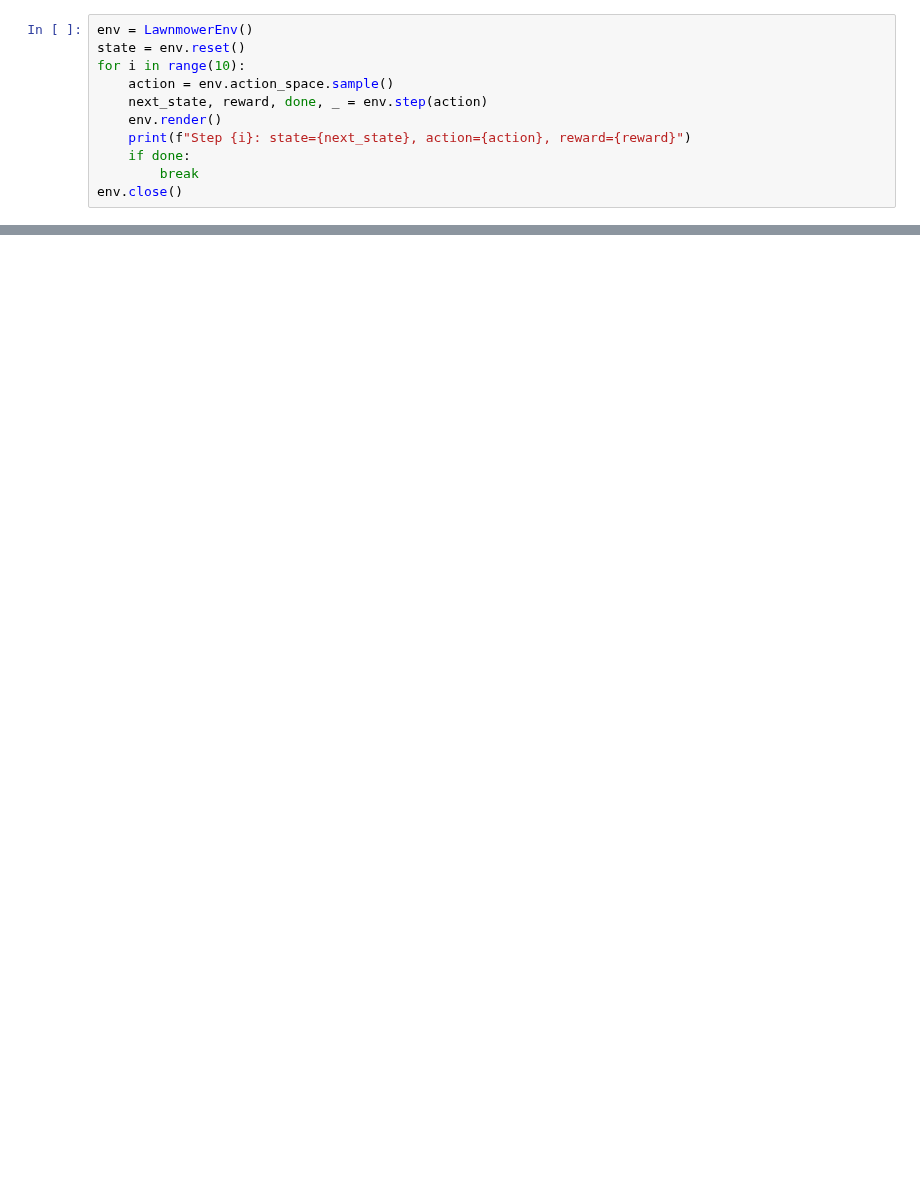
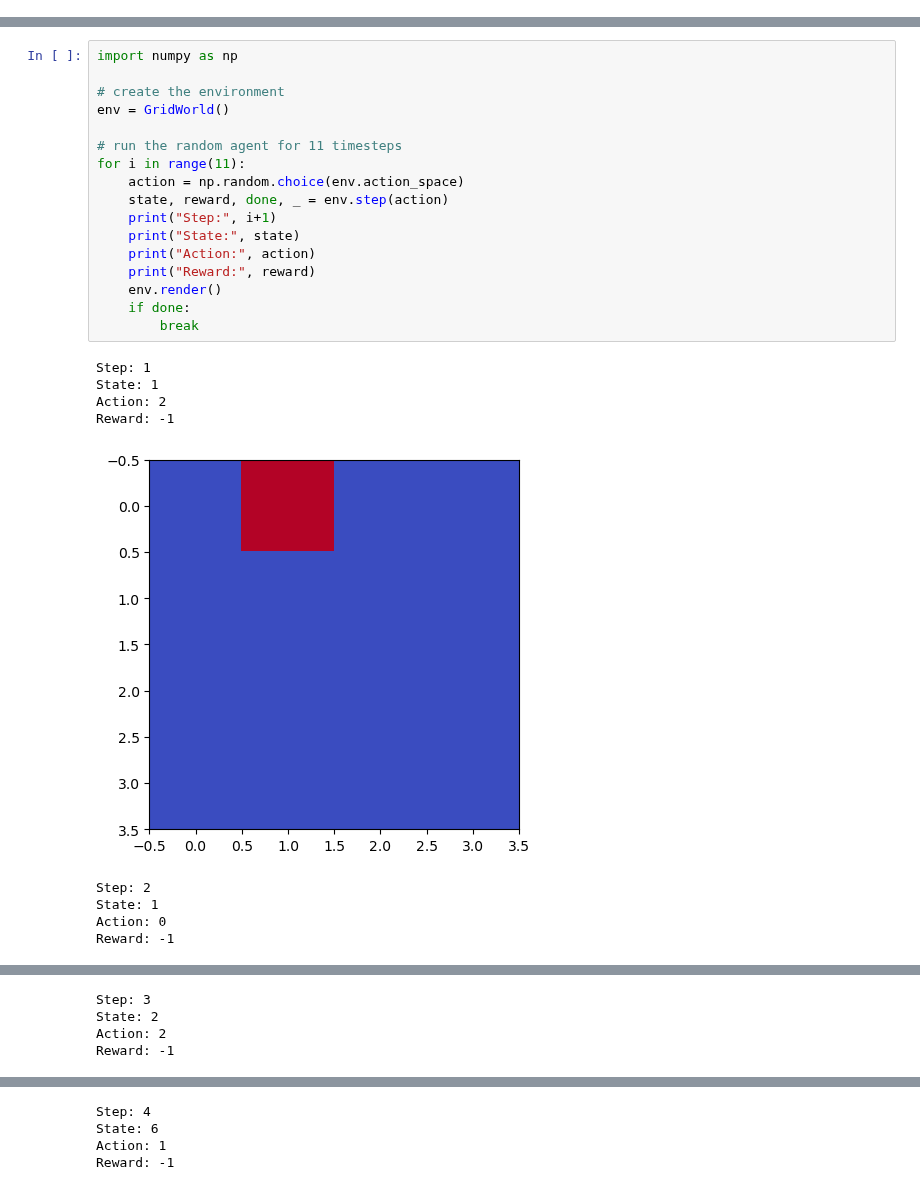
Before and after one commit to pChitral/Reinforcement-Learning, a Jupyter notebook: assignment3.ipynb, the cells around one changed output, grey strips where cells are left out. Cells and saved outputs as stored; diff of their text form; blank space fills up the shorter version.

```diff
--- a/assignment3.ipynb
+++ b/assignment3.ipynb
@@ -61,11 +0,0 @@ class LawnmowerEnv(gym.Env):
-# %%
-env = LawnmowerEnv()
-state = env.reset()
-for i in range(10):
-    action = env.action_space.sample()
-    next_state, reward, done, _ = env.step(action)
-    env.render()
-    print(f"Step {i}: state={next_state}, action={action}, reward={reward}")
-    if done:
-        break
-env.close()
@@ -73,0 +50,27 @@ IndexError: index 4 is out of bounds for axis 0 with size 4
+# %%
+import numpy as np
+
+# create the environment
+env = GridWorld()
+
+# run the random agent for 11 timesteps
+for i in range(11):
+    action = np.random.choice(env.action_space)
+    state, reward, done, _ = env.step(action)
+    print("Step:", i+1)
+    print("State:", state)
+    print("Action:", action)
+    print("Reward:", reward)
+    env.render()
+    if done:
+        break
+# %% [output]
+Step: 1
+State: 1
+Action: 2
+Reward: -1
+[figure, added]
+Step: 2
+State: 1
+Action: 0
+Reward: -1
@@ -73,0 +78,4 @@ IndexError: index 4 is out of bounds for axis 0 with size 4
+Step: 3
+State: 2
+Action: 2
+Reward: -1
@@ -73,0 +83,4 @@ IndexError: index 4 is out of bounds for axis 0 with size 4
+Step: 4
+State: 6
+Action: 1
+Reward: -1
```
Also changed, not shown: parts of 4 cells of this notebook.
